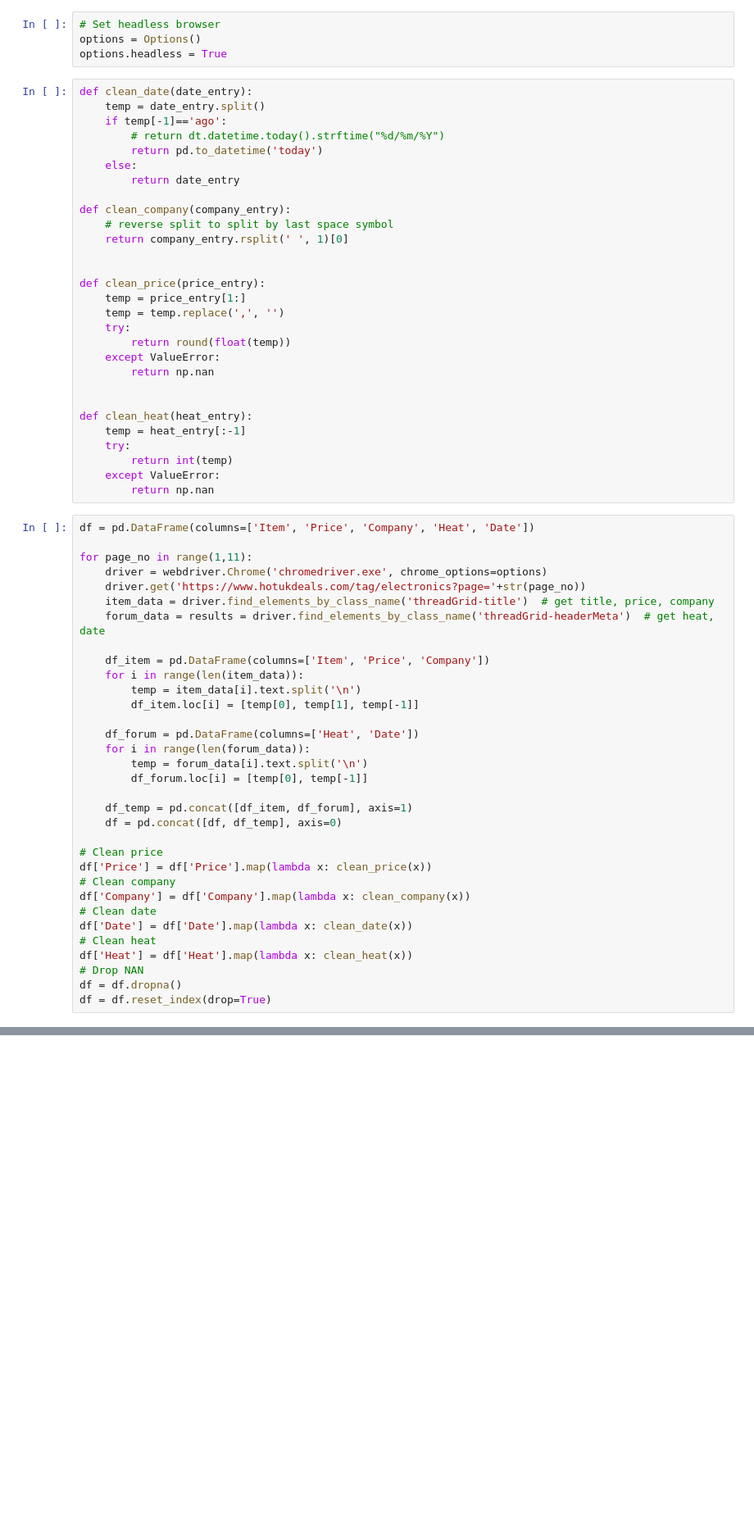
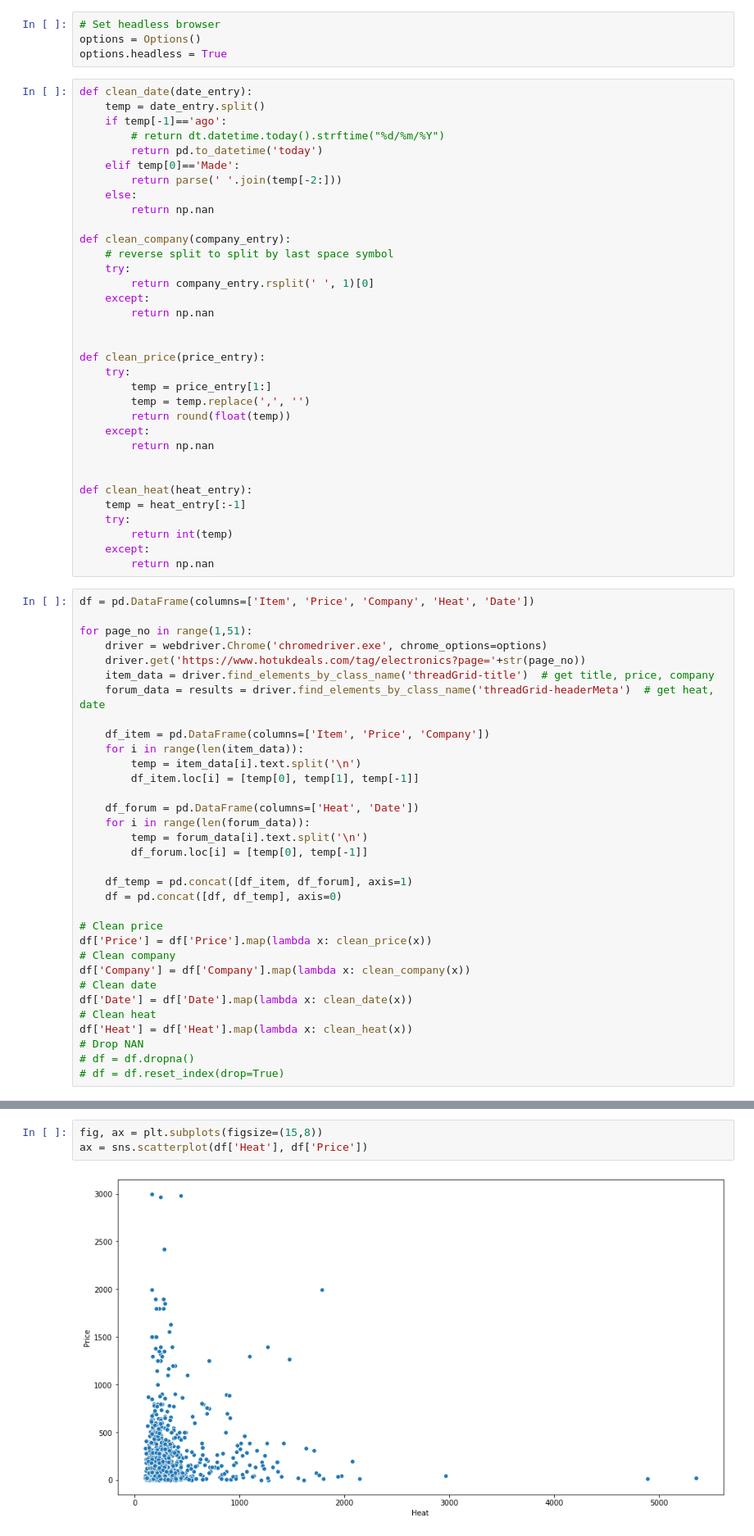
Before and after one commit to keishi27/Deal-web-scraper, a Jupyter notebook: kk_deals.ipynb, the cells around one changed output, grey strips where cells are left out. Shown: that part at 82% size. Drawn from its saved outputs; the diff is of its cells as text; blank space fills up the shorter version.

```diff
--- a/kk_deals.ipynb
+++ b/kk_deals.ipynb
@@ -25,20 +24,25 @@ def clean_date(date_entry):
     if temp[-1]=='ago':
         # return dt.datetime.today().strftime("%d/%m/%Y")
         return pd.to_datetime('today')
+    elif temp[0]=='Made':
+        return parse(' '.join(temp[-2:]))
     else:
-        return date_entry
+        return np.nan
 
 def clean_company(company_entry):
     # reverse split to split by last space symbol
-    return company_entry.rsplit(' ', 1)[0]
+    try:
+        return company_entry.rsplit(' ', 1)[0]
+    except:
+        return np.nan
 
 
 def clean_price(price_entry):
-    temp = price_entry[1:]
-    temp = temp.replace(',', '')
     try:
+        temp = price_entry[1:]
+        temp = temp.replace(',', '')
         return round(float(temp))
-    except ValueError:
+    except:
         return np.nan
 
 
@@ -46,12 +50,12 @@ def clean_heat(heat_entry):
     temp = heat_entry[:-1]
     try:
         return int(temp)
-    except ValueError:
+    except:
         return np.nan
 # %%
 df = pd.DataFrame(columns=['Item', 'Price', 'Company', 'Heat', 'Date'])
 
-for page_no in range(1,11):
+for page_no in range(1,51):
     driver = webdriver.Chrome('chromedriver.exe', chrome_options=options)
     driver.get('https://www.hotukdeals.com/tag/electronics?page='+str(page_no))
     item_data = driver.find_elements_by_class_name('threadGrid-title')  # get title, price, company
@@ -79,6 +83,6 @@ df['Date'] = df['Date'].map(lambda x: clean_date(x))
 # Clean heat
 df['Heat'] = df['Heat'].map(lambda x: clean_heat(x))
 # Drop NAN
-df = df.dropna()
-df = df.reset_index(drop=True)
+# df = df.dropna()
+# df = df.reset_index(drop=True)
 # %%
@@ -99,0 +136,5 @@ df
+# %%
+fig, ax = plt.subplots(figsize=(15,8))
+ax = sns.scatterplot(df['Heat'], df['Price'])
+# %% [output]
+[figure, added]
```
Also changed, not shown: parts of 6 cells of this notebook.
